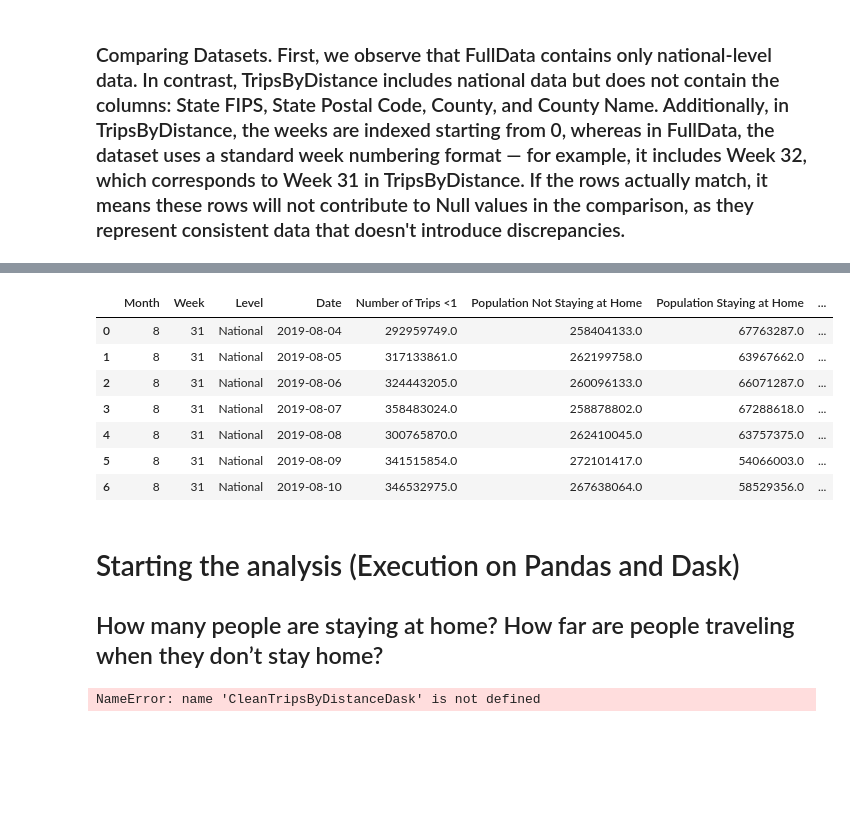
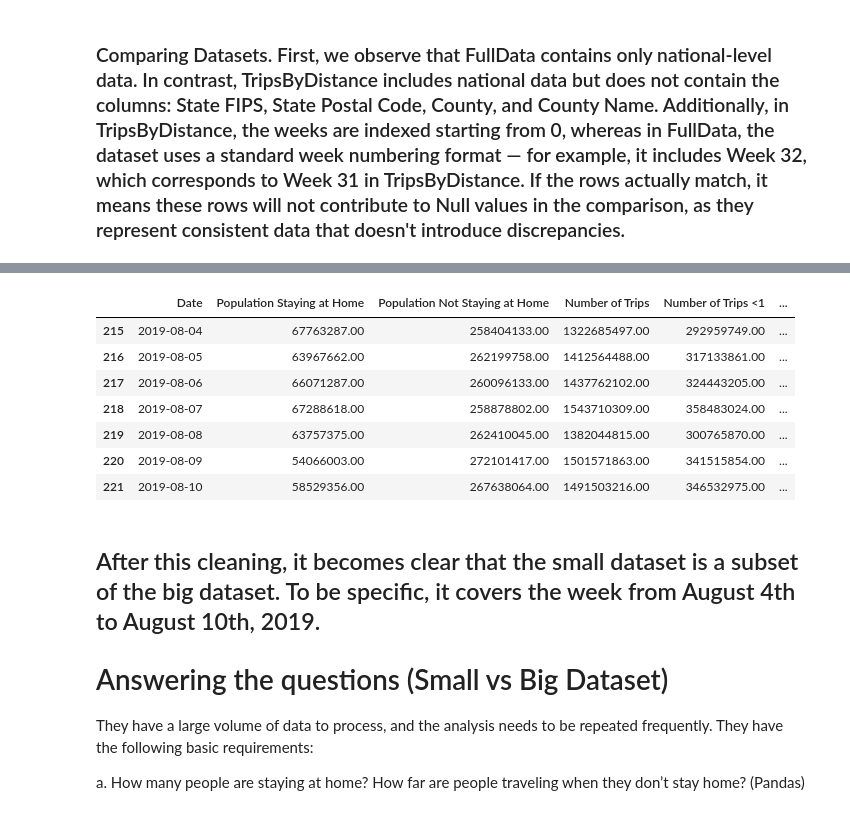
Before and after one commit to xavisec/Big-Data-Programming-Project, a Jupyter notebook: DataScience5004CMDXavia.ipynb, the cells around one changed output, grey strips where cells are left out. Cells and saved outputs as stored; diff of their text form; code cells hidden in the pictures; blank space fills up the shorter version.

```diff
--- a/DataScience5004CMDXavia.ipynb
+++ b/DataScience5004CMDXavia.ipynb
@@ -207,0 +509,7 @@ No rows with all values missing/null/NaN found.
+# %%
+TripsByDistancePandasNationalOnly = TripsByDistancePandasNationalOnly.drop(
+    ['County FIPS', 'State FIPS', 'State Postal Code', 'County Name', 'Level', 'Row ID'], axis=1)
+TripsFullDataPandasNationalOnly = TripsFullDataPandas.drop(
+    ['Year of Date', 'Week Ending Date', 'Trips 100+ Miles', 'Trips 25-100 Miles', 'Trips 1-25 Miles', 'Level'], axis=1)
+TripsFullDataPandasNationalOnlyQ4 = TripsFullDataPandas.drop(
+    ['Year of Date', 'Week Ending Date', 'Trips 100+ Miles', 'Trips 25-100 Miles', 'Level'], axis=1)
@@ -291,20 +689,40 @@ TripsByDistanceWithoutSomeRows['Date'] = pd.to_datetime(TripsByDistanceWithoutSo
 # %%
-TripsFullDataPandasWithoutSomeRows = TripsFullDataPandasWithoutSomeRows.reset_index(drop=True)
-TripsByDistanceWithoutSomeRows = TripsByDistanceWithoutSomeRows.reset_index(drop=True)
+# First Approach
+'''
+TripsFullDataPandasNationalOnly = TripsFullDataPandasNationalOnly.reset_index(drop=True)
+TripsByDistancePandasNationalOnlyWeek31 = TripsByDistancePandasNationalOnlyWeek31.reset_index(drop=True)
 
-for col in TripsFullDataPandasWithoutSomeRows.columns:
-    if TripsFullDataPandasWithoutSomeRows[col].equals(TripsByDistanceWithoutSomeRows[col]):
+for col in TripsFullDataPandasNationalOnly.columns:
+    if TripsFullDataPandasNationalOnly[col].equals(TripsByDistancePandasNationalOnlyWeek31[col]):
         print(f"{col}: Values are identical.")
     else:
         print(f"{col}: Differences found.")
 
         # Show which rows are different
-        mismatches = TripsFullDataPandasWithoutSomeRows[col] != TripsByDistanceWithoutSomeRows[col]
+        mismatches = TripsFullDataPandasNationalOnly[col] != TripsByDistancePandasNationalOnlyWeek31[col]
         mismatchesDF = pd.DataFrame({
-            'FullData': TripsFullDataPandasWithoutSomeRows[col][mismatches],
-            'ByDistance': TripsByDistanceWithoutSomeRows[col][mismatches]
+            'FullData': TripsFullDataPandasNationalOnly[col][mismatches],
+            'ByDistance': TripsByDistancePandasNationalOnlyWeek31[col][mismatches]
         })
         print(mismatchesDF)
+        '''
+
+# Second Approach
+TripsFullDataPandasNationalOnly = TripsFullDataPandasNationalOnly.reset_index(drop=True)
+TripsByDistancePandasNationalOnlyWeek31a = TripsByDistancePandasNationalOnlyWeek31a.reset_index(drop=True)
+for col in TripsFullDataPandasNationalOnly.columns:
+    if TripsFullDataPandasNationalOnly[col].equals(TripsByDistancePandasNationalOnlyWeek31a[col]):
+        print(f"{col}: Values are identical.")
+    else:
+        print(f"{col}: Differences found.")
+
+        # Show which rows are different
+        mismatches = TripsFullDataPandasNationalOnly[col] != TripsByDistancePandasNationalOnlyWeek31a[col]
+        mismatchesDF = pd.DataFrame({
+            'FullData': TripsFullDataPandasNationalOnly[col][mismatches],
+            'ByDistance': TripsByDistancePandasNationalOnlyWeek31a[col][mismatches]
+        })
+        print(mismatchesDF)
 # %% [output]
 Month: Values are identical.
 Week: Values are identical.
@@ -337,20 +754,19 @@ TripsByDistanceWithoutSomeRows.head(7)
 # %%
-TripsFullDataPandasWithoutSomeRows.head(7)
+TripsByDistancePandasNationalOnlyWeek31.head(7)
 # %% [output]
-|  | Month | Week | Level | Date | Number of Trips <1 | Population Not Staying at Home | Population Staying at Home | ... |
-| 0 | 8 | 31 | National | 2019-08-04 | 292959749.0 | 258404133.0 | 67763287.0 | ... |
-| 1 | 8 | 31 | National | 2019-08-05 | 317133861.0 | 262199758.0 | 63967662.0 | ... |
-| 2 | 8 | 31 | National | 2019-08-06 | 324443205.0 | 260096133.0 | 66071287.0 | ... |
-| 3 | 8 | 31 | National | 2019-08-07 | 358483024.0 | 258878802.0 | 67288618.0 | ... |
-| 4 | 8 | 31 | National | 2019-08-08 | 300765870.0 | 262410045.0 | 63757375.0 | ... |
-| 5 | 8 | 31 | National | 2019-08-09 | 341515854.0 | 272101417.0 | 54066003.0 | ... |
-| 6 | 8 | 31 | National | 2019-08-10 | 346532975.0 | 267638064.0 | 58529356.0 | ... |
+|  | Date | Population Staying at Home | Population Not Staying at Home | Number of Trips | Number of Trips <1 | ... |
+| 215 | 2019-08-04 | 67763287.00 | 258404133.00 | 1322685497.00 | 292959749.00 | ... |
+| 216 | 2019-08-05 | 63967662.00 | 262199758.00 | 1412564488.00 | 317133861.00 | ... |
+| 217 | 2019-08-06 | 66071287.00 | 260096133.00 | 1437762102.00 | 324443205.00 | ... |
+| 218 | 2019-08-07 | 67288618.00 | 258878802.00 | 1543710309.00 | 358483024.00 | ... |
+| 219 | 2019-08-08 | 63757375.00 | 262410045.00 | 1382044815.00 | 300765870.00 | ... |
+| 220 | 2019-08-09 | 54066003.00 | 272101417.00 | 1501571863.00 | 341515854.00 | ... |
+| 221 | 2019-08-10 | 58529356.00 | 267638064.00 | 1491503216.00 | 346532975.00 | ... |
 # %% [markdown]
+## After this cleaning, it becomes clear that the small dataset is a subset of the big dataset. To be specific, it covers the week from August 4th to August 10th, 2019.
 
+# Answering the questions (Small vs Big Dataset)
 
-# Starting the analysis (Execution on Pandas and Dask)
-##  How many people are staying at home? How far are people traveling when they don’t stay home?
+They have a large volume of data to process, and the analysis needs to be repeated frequently. They have the following basic requirements:
+
+a. How many people are staying at home? How far are people traveling when they don’t stay home? (Pandas)
-# %%
-CleanTripsByDistanceDask['Week'].nunique()
-# %% [output]
-NameError: name 'CleanTripsByDistanceDask' is not defined
```
Also changed, not shown: parts of 72 cells of this notebook, 1 other file.
